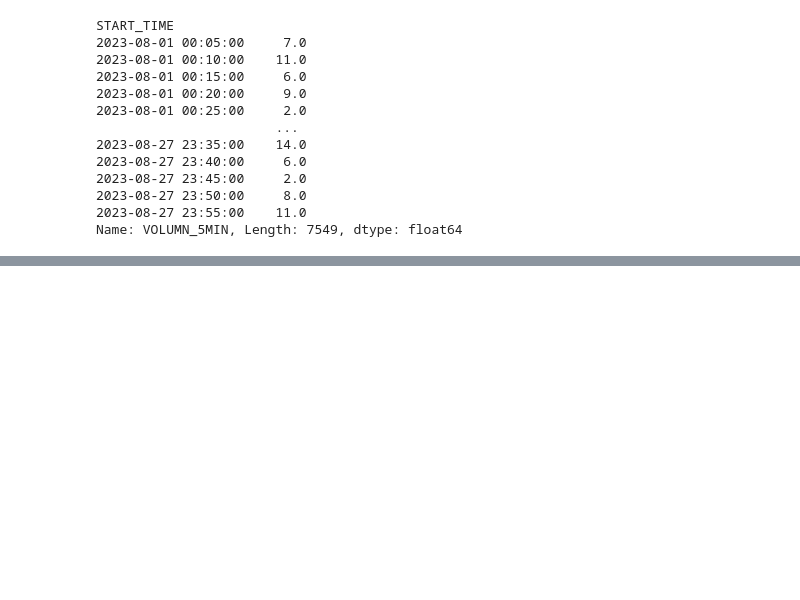
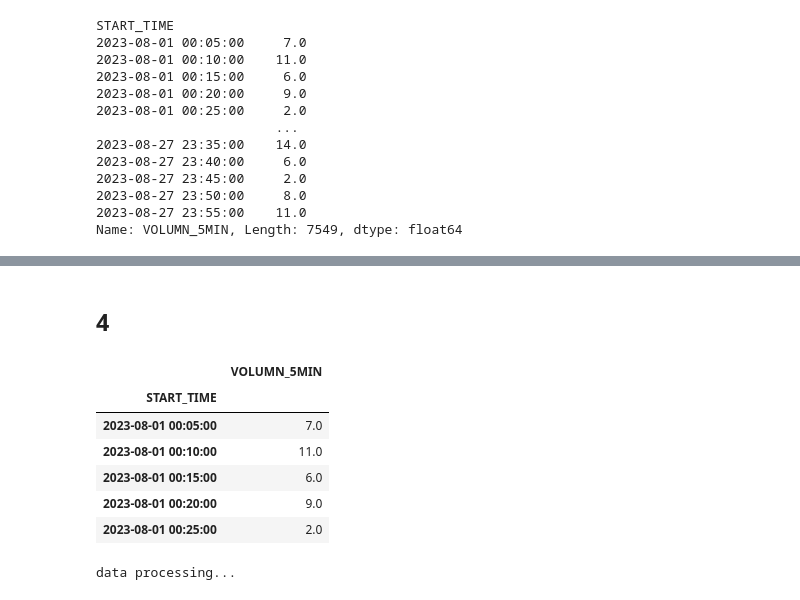
Before and after one commit to Zhou1317fe5/ml-projects, a Jupyter notebook: SEED2023/ITSystem.ipynb, the cells around one changed output, grey strips where cells are left out. Cells and saved outputs as stored; diff of their text form; code cells hidden in the pictures; blank space fills up the shorter version.

```diff
--- a/SEED2023/ITSystem.ipynb
+++ b/SEED2023/ITSystem.ipynb
@@ -1149,3 +1198,19 @@ for i in range(fut_pred):
 # 反归一化预测结果并输出
 actual_pred_28 = scaler.inverse_transform(np.array(pre_inputs[train_window:]).reshape(-1, 1))
 print(actual_pred_28)
+# %% [markdown]
+## 4
+# %%
+data = merged_flow['VOLUMN_5MIN']
+# %%
+data = pd.DataFrame(data)
+# %%
+data.head()
+# %% [output]
+|  | VOLUMN_5MIN |
+| START_TIME |  |
+| 2023-08-01 00:05:00 | 7.0 |
+| 2023-08-01 00:10:00 | 11.0 |
+| 2023-08-01 00:15:00 | 6.0 |
+| 2023-08-01 00:20:00 | 9.0 |
+| 2023-08-01 00:25:00 | 2.0 |
@@ -1151,0 +1337,4 @@ print(actual_pred_28)
+# %%
+Dtr, Val, Dte, m, n = nn_seq_us(30)
+# %% [output]
+data processing...
```
Also changed, not shown: parts of 24 cells of this notebook.
